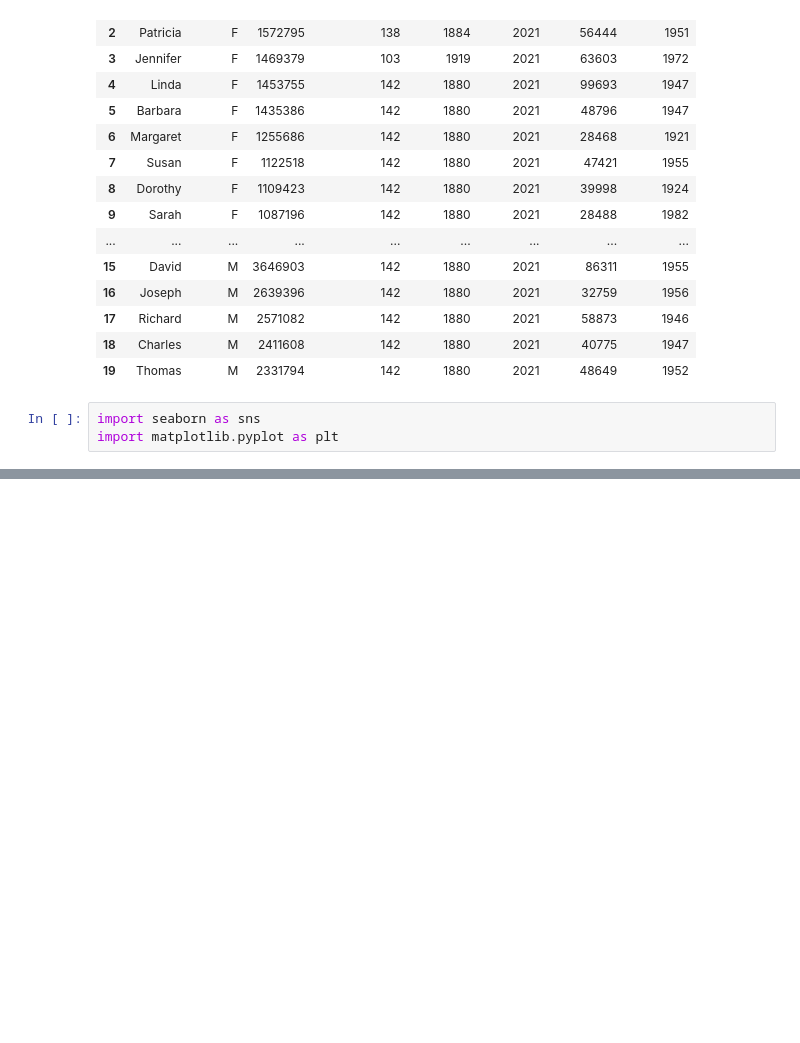
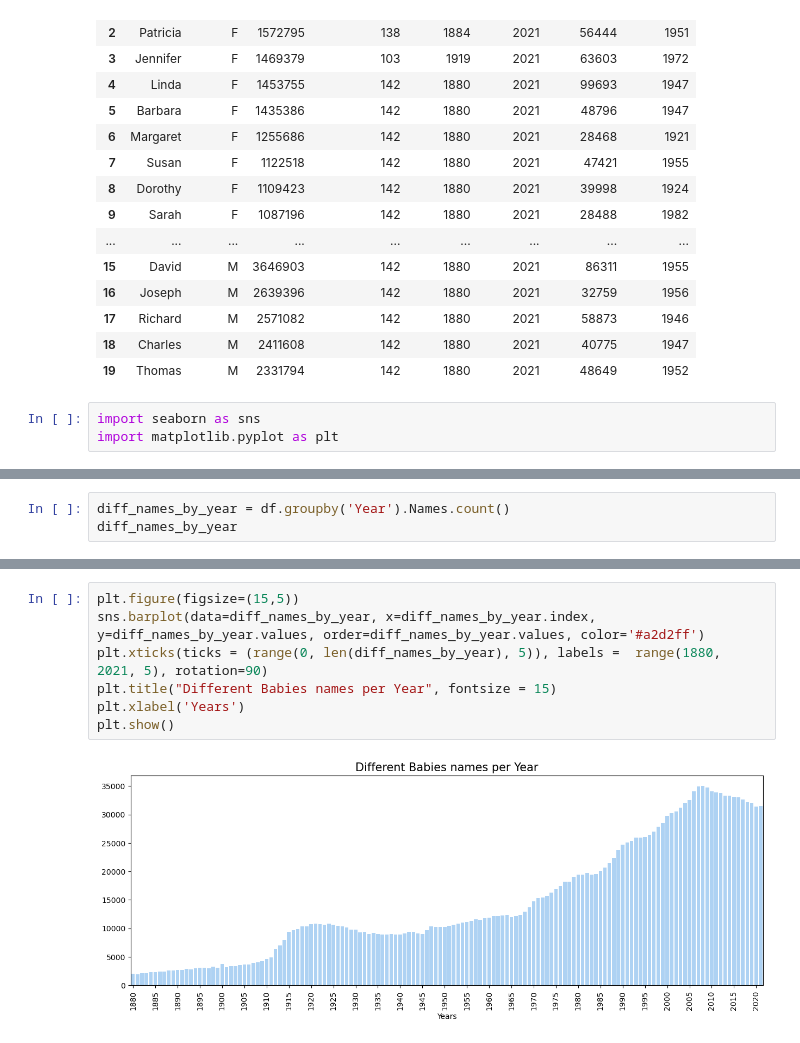
Before and after one commit to RochaErik/X-US-Baby-Names, a Jupyter notebook: EDA.ipynb, the cells around one changed output, grey strips where cells are left out. Drawn from its saved outputs; the diff is of its cells as text; blank space fills up the shorter version.

```diff
--- a/EDA.ipynb
+++ b/EDA.ipynb
@@ -370,0 +401,3 @@ plt.show()
+# %%
+diff_names_by_year = df.groupby('Year').Names.count()
+diff_names_by_year
@@ -370,0 +418,9 @@ plt.show()
+# %%
+plt.figure(figsize=(15,5))
+sns.barplot(data=diff_names_by_year, x=diff_names_by_year.index, y=diff_names_by_year.values, order=diff_names_by_year.values, color='#a2d2ff')
+plt.xticks(ticks = (range(0, len(diff_names_by_year), 5)), labels =  range(1880, 2021, 5), rotation=90)
+plt.title("Different Babies names per Year", fontsize = 15)
+plt.xlabel('Years')
+plt.show()
+# %% [output]
+[figure, added]
```
Also changed, not shown: parts of 6 cells of this notebook.
